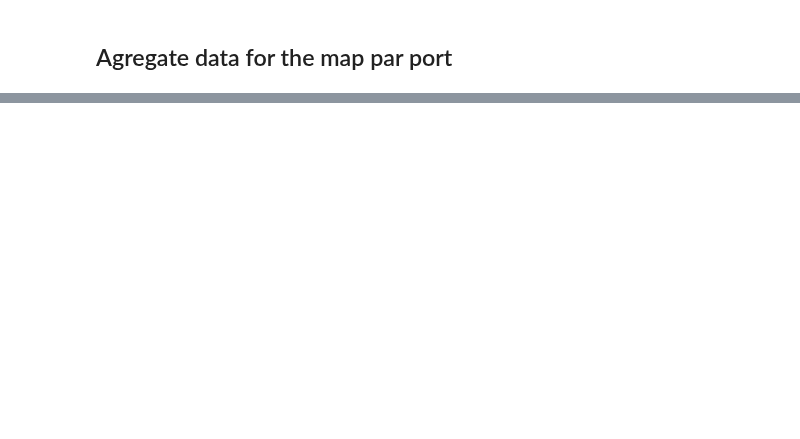
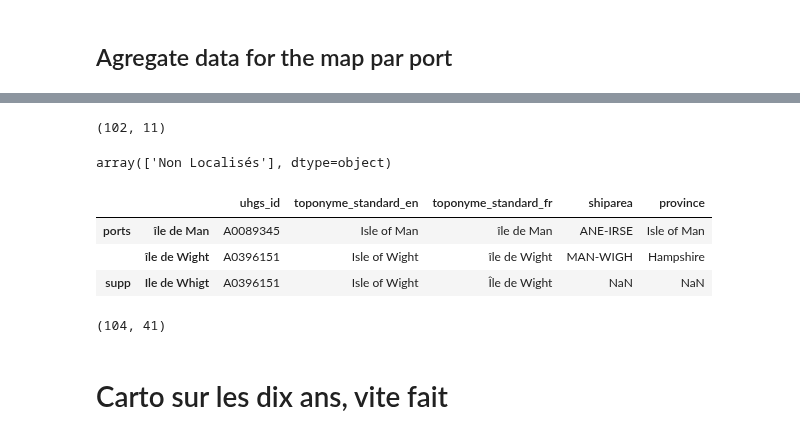
Before and after one commit to medialab/portic-datasprint-2022, a Jupyter notebook: productions/modules_09_10/carto_module9_10.ipynb, the cells around one changed output, grey strips where cells are left out. Saved outputs shown, nothing was run; the diff lists cells and outputs as text; code cells hidden in the pictures; blank space fills up the shorter version.

```diff
--- a/productions/modules_09_10/carto_module9_10.ipynb
+++ b/productions/modules_09_10/carto_module9_10.ipynb
@@ -475,0 +797,42 @@ mapamonth.to_csv (r'./data/smogglage_anglais_mensuel.csv', index = None)
+# %%
+from dunkerquesprint import get_online_csv
+#dix_ans_smog = get_online_csv('https://docs.google.com/spreadsheets/d/e/2PACX-1vRq2TJOb7Ima9hBKiO1Kde_yFYoS6grucmtb6KRh6QpF4nwzjJF34WvpsGjS4wtrQ/pub?gid=1735395597&single=true&output=csv')
+#Attention, truc chiant : il faut repartager l'onglet sur le Web pour ce fichier et copier le bonne URL
+dix_ans_smog = get_online_csv('https://docs.google.com/spreadsheets/d/e/2PACX-1vRq2TJOb7Ima9hBKiO1Kde_yFYoS6grucmtb6KRh6QpF4nwzjJF34WvpsGjS4wtrQ/pub?gid=1735395597&single=true&output=csv')
+type(dix_ans_smog) #list
+
+df_dix_ans_smog = pd.DataFrame(dix_ans_smog, columns=['destination', '1781', '1782', '1785', '1786', '1787', '1788', '1789', '1790', '1791', 'Facade'])
+print(df_dix_ans_smog.shape) #(102, 11)
+
+#Fixer les pb d'orthographe des noms des ports
+df_dix_ans_smog['destination_fixed'] = df_dix_ans_smog['destination']
+df_dix_ans_smog.query('destination == "Brightlandsea"')['destination_fixed'] = 'Brightlingsea'
+
+df_dix_ans_smog = df_dix_ans_smog.replace({'destination_fixed': 'Brightlandsea'}, 'Brightlingsea')
+df_dix_ans_smog = df_dix_ans_smog.replace({'destination_fixed': 'Budleigh Salterton'}, 'Saltfleet')
+df_dix_ans_smog = df_dix_ans_smog.replace({'destination_fixed': 'Colmay-Falmouth'}, 'Falmouth')
+df_dix_ans_smog = df_dix_ans_smog.replace({'destination_fixed': 'Eawsand & Chatham'}, 'Chatham')
+
+df_dix_ans_smog = df_dix_ans_smog.replace({'destination_fixed': 'Essex'}, 'Colchester')
+df_dix_ans_smog = df_dix_ans_smog.replace({'destination_fixed': 'Gravesand'}, 'Gravesend')
+df_dix_ans_smog = df_dix_ans_smog.replace({'destination_fixed': 'Greenwith'}, 'Greenwich')
+df_dix_ans_smog = df_dix_ans_smog.replace({'destination_fixed': 'Guerneze'}, 'Guernesey')
+df_dix_ans_smog = df_dix_ans_smog.replace({'destination_fixed': 'Leigh'}, 'Leith')
+df_dix_ans_smog = df_dix_ans_smog.replace({'destination_fixed': 'Lynn'}, "King's Lynn")
+df_dix_ans_smog = df_dix_ans_smog.replace({'destination_fixed': 'Reculver'}, 'Reculvers')
+df_dix_ans_smog = df_dix_ans_smog.replace({'destination_fixed': 'Darmouth'}, 'Dartmouth')
+df_dix_ans_smog = df_dix_ans_smog.replace({'destination_fixed': 'Folkstone'}, 'Folkestone')
+df_dix_ans_smog = df_dix_ans_smog.replace({'destination_fixed': 'Greenhock'}, 'Greenock')
+df_dix_ans_smog = df_dix_ans_smog.replace({'destination_fixed': 'Ile de Whigt'}, 'île de Wight')
+df_dix_ans_smog = df_dix_ans_smog.replace({'destination_fixed': 'Lee'}, 'Lee on Solent')
+df_dix_ans_smog = df_dix_ans_smog.replace({'destination_fixed': 'Ramsay (I de Man)'}, 'île de Man')
+df_dix_ans_smog = df_dix_ans_smog.replace({'destination_fixed': 'Saint-Helen\'s'}, 'Saint Helens')
+df_dix_ans_smog = df_dix_ans_smog.replace({'destination_fixed': 'Wateford'}, 'Waterford')
+df_dix_ans_smog = df_dix_ans_smog.replace({'destination_fixed': 'West-Mersey'}, 'Mersey')
+df_dix_ans_smog = df_dix_ans_smog.replace({'destination_fixed': 'Aberseen'}, 'Aberdeen')
+df_dix_ans_smog = df_dix_ans_smog.replace({'destination_fixed': 'Pastow'}, 'Padstow')
+
+
+#Milton/Middleton ?
+# %% [output]
+(102, 11)
@@ -475,0 +852,35 @@ mapamonth.to_csv (r'./data/smogglage_anglais_mensuel.csv', index = None)
+# %%
+pd.unique(dix_ans_smog_map.query('indicator_column == "left_only"')['destination'])
+
+#'Non Localisés'
+# %% [output]
+array(['Non Localisés'], dtype=object)
+# %%
+ports_anglais.query('toponyme_standard_fr.str.contains("Man") or toponyme_standard_en.str.contains("Isle of Wight")')[['uhgs_id', 'toponyme_standard_en','toponyme_standard_fr','shiparea', 'province']] #Reculver / Reculvers
+
+#Darmouth/Dartmouth
+#Folkstone/Folkestone
+#Greenhock/Greenock
+#Ile de Whigt/Isle of Wight
+#Lee/Lee on Solent
+#Milton/Middleton ?
+#Ramsay (I de Man)/Isle of Man
+#Saint-Helen's/ Saint Helens
+#Wateford/Waterford
+#West-Mersey/Mersey
+# %% [output]
+|  |  | uhgs_id | toponyme_standard_en | toponyme_standard_fr | shiparea | province |
+| ports | île de Man | A0089345 | Isle of Man | île de Man | ANE-IRSE | Isle of Man |
+|  | île de Wight | A0396151 | Isle of Wight | île de Wight | MAN-WIGH | Hampshire |
+| supp | Ile de Whigt | A0396151 | Isle of Wight | Île de Wight | NaN | NaN |
+# %%
+dix_ans_smog_map.query('indicator_column == "both"')['destination'] #104 (sur 102 au départ)
+print(dix_ans_smog_map.query('indicator_column == "both"').shape) #104, 41
+dix_ans_smog_map.query('indicator_column == "both"').head()
+
+#Sauver le fichier pour carto
+dix_ans_smog_map.query('indicator_column == "both"').to_csv (r'./data/smogglage_anglais_dix_ans.csv', index = None)
+# %% [output]
+(104, 41)
+# %% [markdown]
+# Carto sur les dix ans, vite fait
```
Also changed, not shown: parts of 29 cells of this notebook, 6 other files.
